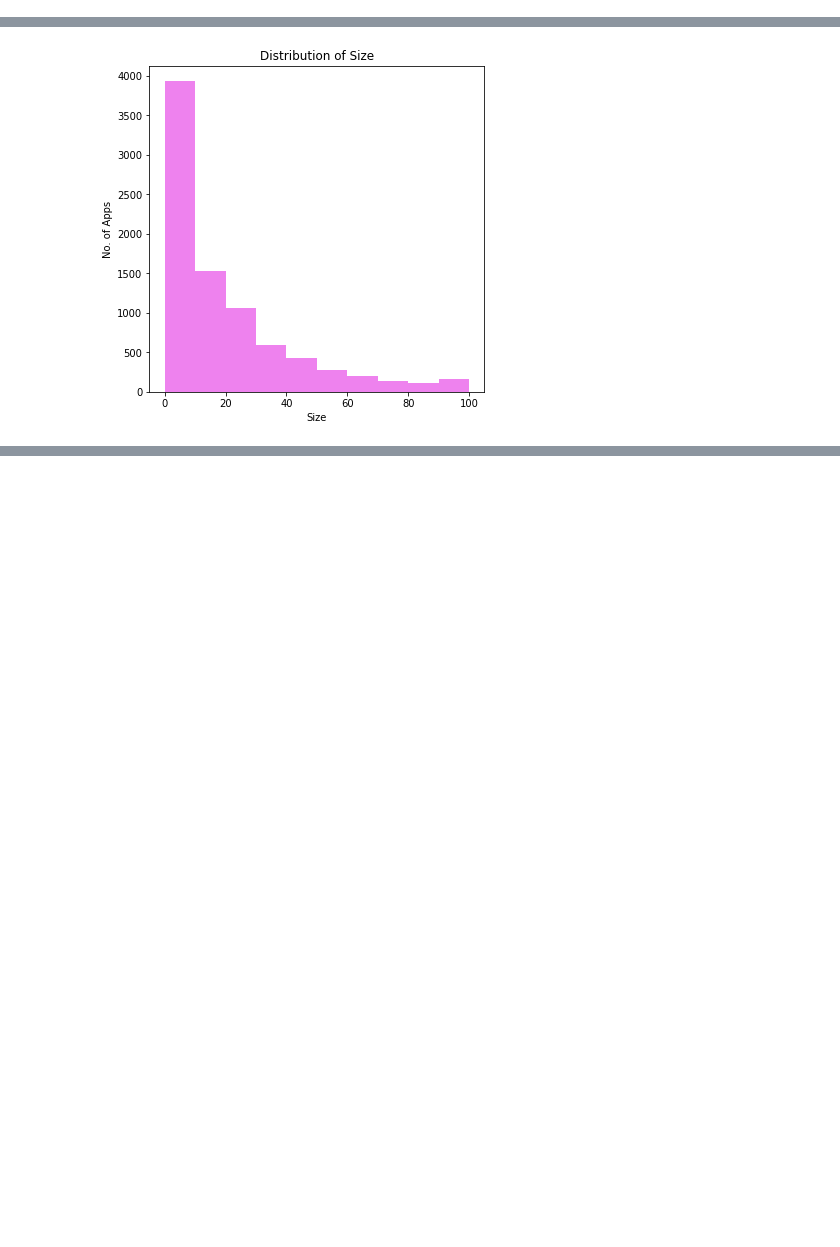
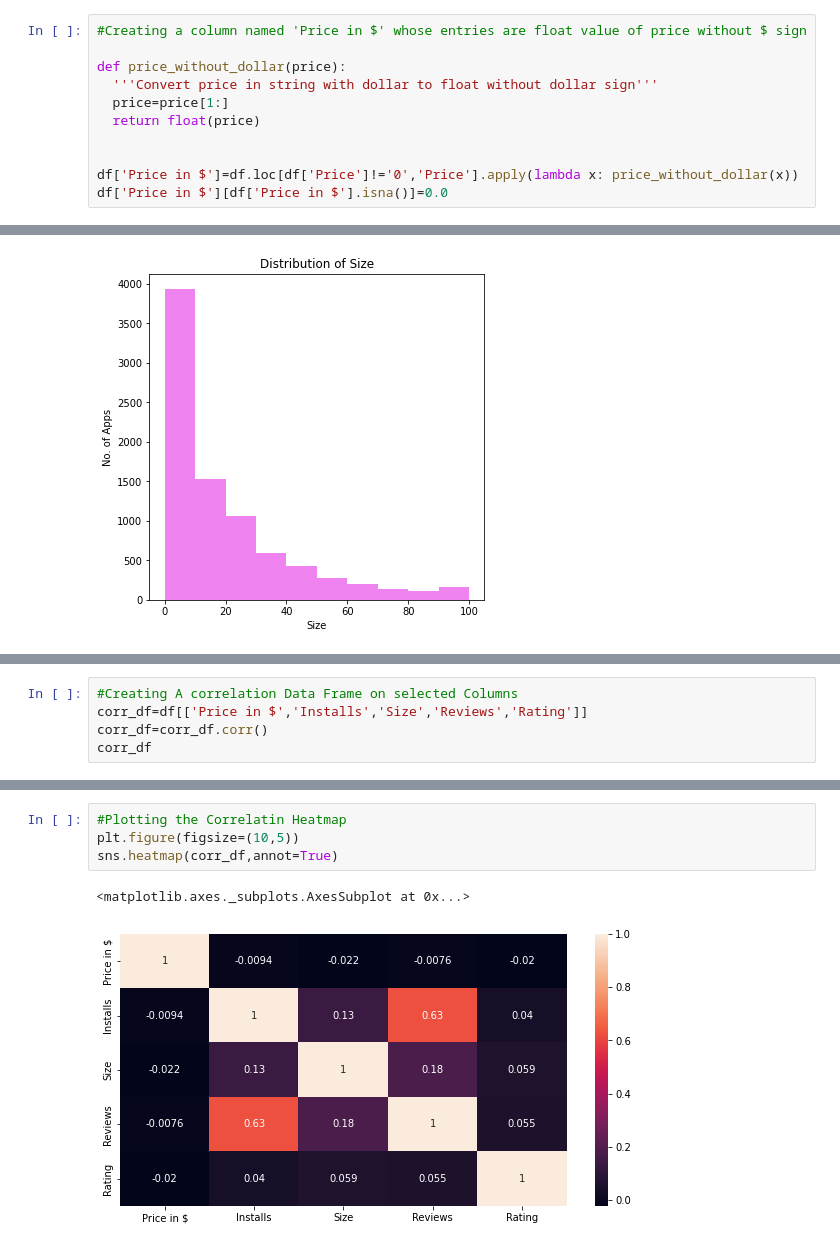
Before and after one commit to EjazAlam9006/play-store-app-reveiw-analysis, a Jupyter notebook: Play_Store_App_Review_Analysis_Capstone_Project.ipynb, the cells around one changed output, grey strips where cells are left out. Cells and saved outputs as stored; diff of their text form; blank space fills up the shorter version.

```diff
--- a/Play_Store_App_Review_Analysis_Capstone_Project.ipynb
+++ b/Play_Store_App_Review_Analysis_Capstone_Project.ipynb
@@ -542,0 +284,11 @@ Length: 35934, dtype: bool
+# %%
+#Creating a column named 'Price in $' whose entries are float value of price without $ sign
+
+def price_without_dollar(price):
+  '''Convert price in string with dollar to float without dollar sign'''
+  price=price[1:]
+  return float(price)
+
+
+df['Price in $']=df.loc[df['Price']!='0','Price'].apply(lambda x: price_without_dollar(x))
+df['Price in $'][df['Price in $'].isna()]=0.0
@@ -982,0 +944,5 @@ plt.show()
+# %%
+#Creating A correlation Data Frame on selected Columns
+corr_df=df[['Price in $','Installs','Size','Reviews','Rating']]
+corr_df=corr_df.corr()
+corr_df
@@ -982,0 +956,7 @@ plt.show()
+# %%
+#Plotting the Correlatin Heatmap
+plt.figure(figsize=(10,5))
+sns.heatmap(corr_df,annot=True)
+# %% [output]
+<matplotlib.axes._subplots.AxesSubplot at 0x...>
+[figure, added]
```
Also changed, not shown: parts of 151 cells of this notebook.
